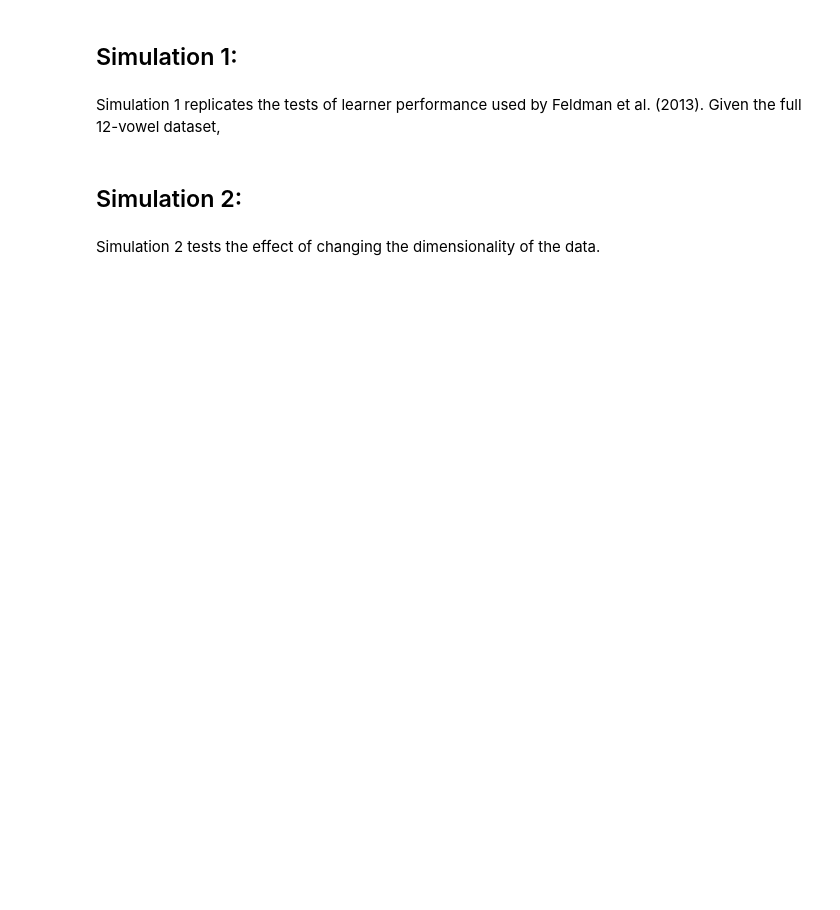
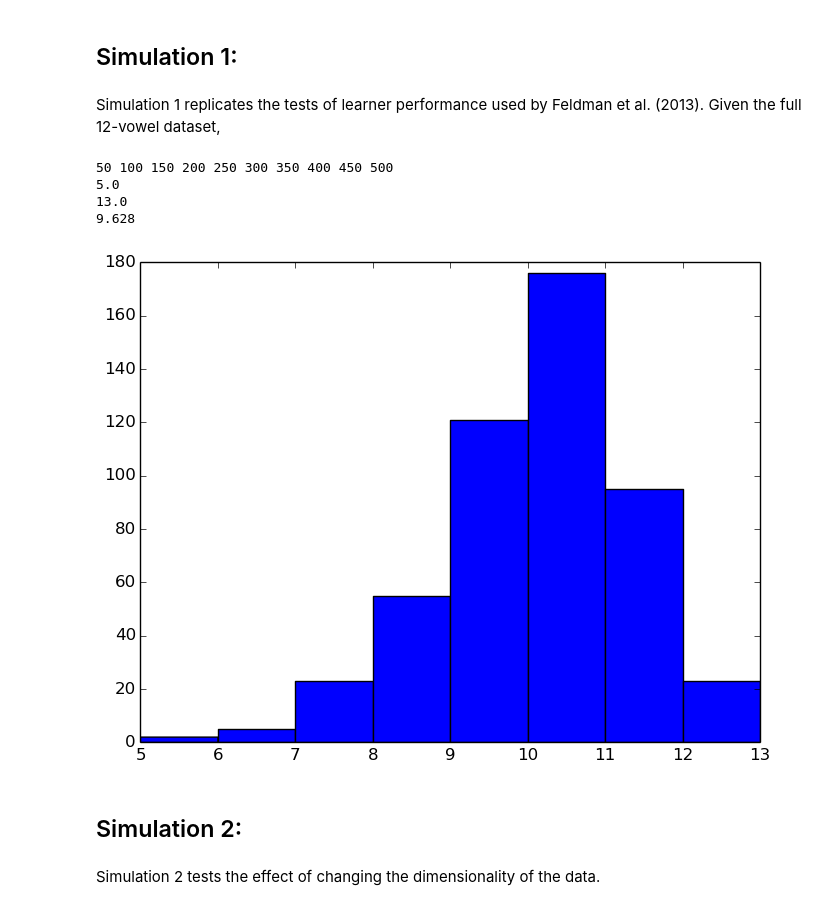
Before and after one commit to phasedchirp/dissertation, a Jupyter notebook: OME_simulations.ipynb, the cells around one changed output. Drawn from its saved outputs; the diff is of its cells as text; code cells hidden in the pictures; blank space fills up the shorter version.

```diff
--- a/OME_simulations.ipynb
+++ b/OME_simulations.ipynb
@@ -43,0 +76,4 @@ The learning data is 6-dimensional, including Duration, F0, F1, F2, F3, and F4.
+# %%
+vowels_scaled = cat(1,zscore(vowels_rand[1:6,:],2),vowels_rand[7,:]);
+vowels_scaled = cat(2,vowels_scaled,vowels_scaled,vowels_scaled,vowels_scaled);
+size(vowels_scaled)
@@ -45,3 +83,39 @@ The learning data is 6-dimensional, including Duration, F0, F1, F2, F3, and F4.
 ## Simulation 1:
 # %% [markdown]
 Simulation 1 replicates the tests of learner performance used by Feldman et al. (2013). Given the full 12-vowel dataset,
+# %%
+mixtures_1a = {MixInit(2,1000,[0.;0.],"normal",0.02) for i=1:500};
+
+for j=1:500
+    for i=1:22000
+        update(mixtures_1a[j],vowels_scaled[3:4,i],0.005);
+    end
+    if j%50 == 0
+        print(j,' ')
+    end
+end
+print('\n')
+
+n_comps = zeros(500)
+
+for j=1:length(mixtures_1a)
+    n = 0
+    for i=1:length(mixtures_1a[j].components)
+        if mixtures_1a[j].phi[i] > 0.03
+            n += 1
+        end
+    end
+    n_comps[j] += n
+end
+
+print(minimum(n_comps),'\n')
+print(maximum(n_comps),'\n')
+print(mean(n_comps),'\n')
+range_vals = maximum(n_comps) - minimum(n_comps);
+plt.hist(n_comps,range_vals);
+# %% [output]
+50 100 150 200 250 300 350 400 450 500
+5.0
+13.0
+9.628
+[figure, added]
```
Also changed, not shown: parts of 15 cells of this notebook, 5 other files.
